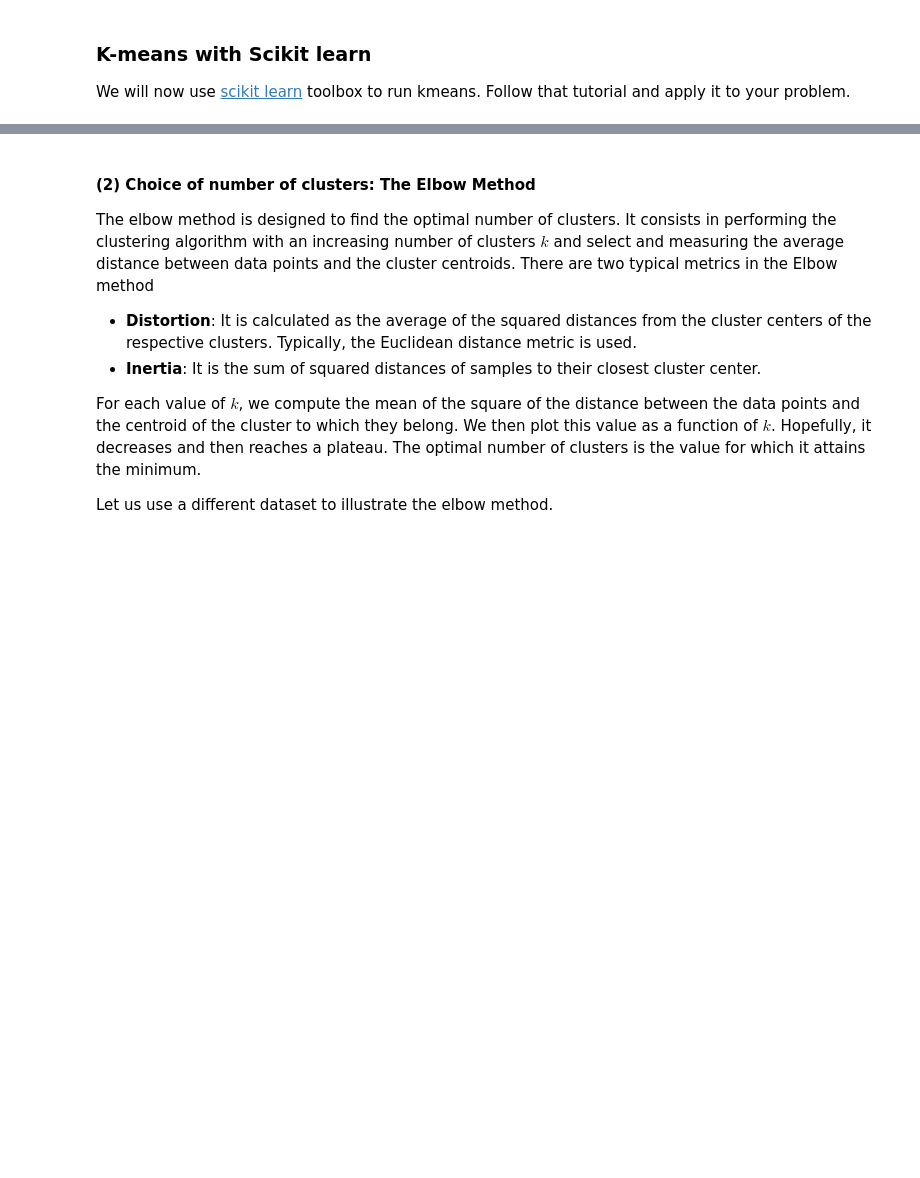
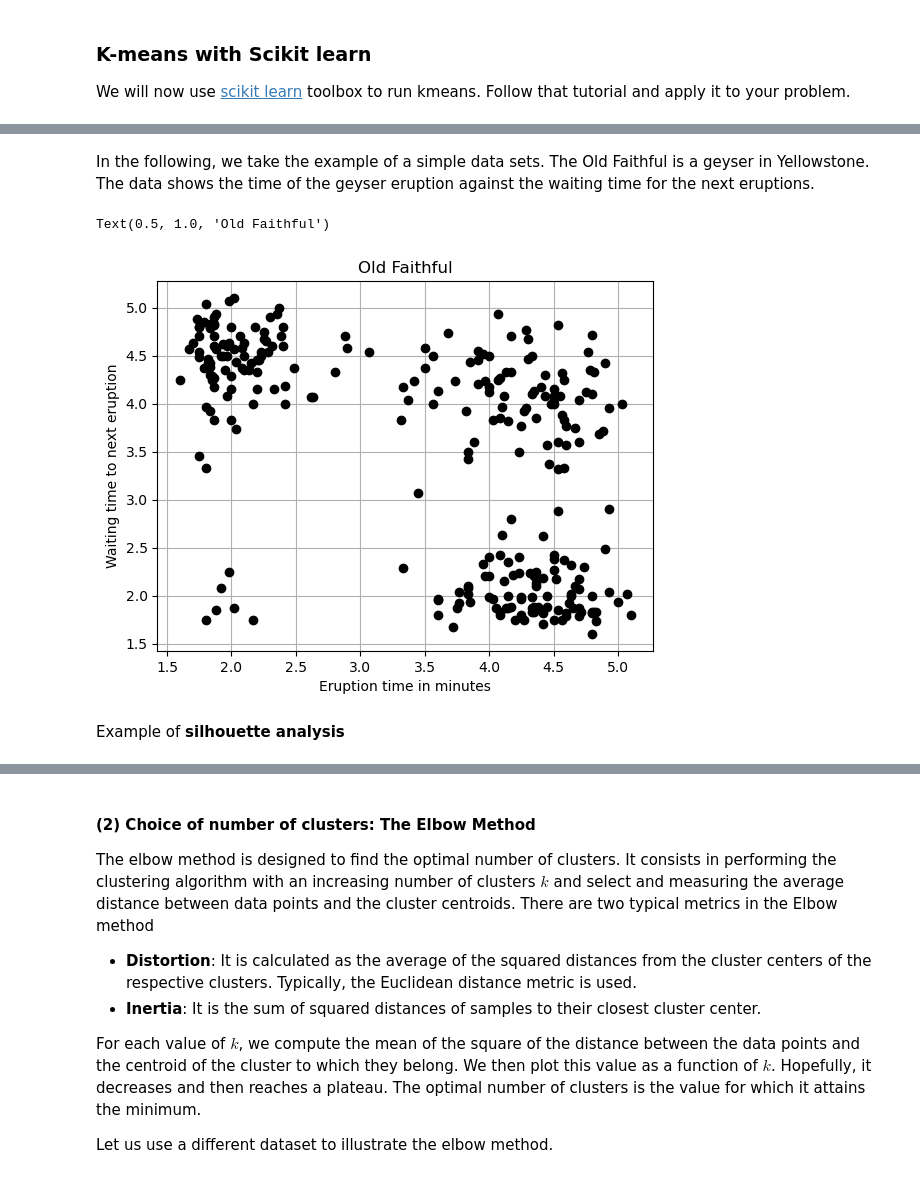
Before and after one commit to zomungGITHUB/MLGeo-2023, a Jupyter notebook: tutorials/Chap_3.1_clustering/mlgeo_3.1_clustering.ipynb, the cells around one changed output, grey strips where cells are left out. Drawn from its saved outputs; the diff is of its cells as text; code cells hidden in the pictures; blank space fills up the shorter version.

```diff
--- a/tutorials/Chap_3.1_clustering/mlgeo_3.1_clustering.ipynb
+++ b/tutorials/Chap_3.1_clustering/mlgeo_3.1_clustering.ipynb
@@ -281,3 +281,18 @@ fig.show()
     * choose K-means++ initialization scheme using the sklearn parameter ``init='k-means++'``. The algorithm selects initial cluster centroids using sampling based on an empirical probability distribution of the points’ contribution to the overall inertia.
 
 4. The **data variance** of some of the features may affect the results. It may be difficult to find clusters if some of the data features (axis) are much larger than other. The data may need to be pre-processed (centered and scaled) or pre-conditions (e.g., PCA).
+# %% [markdown]
+In the following, we take the example of a simple data sets. The Old Faithful is a geyser in Yellowstone. The data shows the time of the geyser eruption against the waiting time for the next eruptions.
+# %%
+faithful = pd.read_csv('faithful.csv')
+data_faithful = faithful.to_numpy()
+plt.plot(faithful.current, faithful.next, 'ko')
+plt.xlabel('Eruption time in minutes')
+plt.ylabel('Waiting time to next eruption')
+plt.grid(True)
+plt.title('Old Faithful')
+# %% [output]
+Text(0.5, 1.0, 'Old Faithful')
+[figure, added]
+# %% [markdown]
+Example of **silhouette analysis**
```
Also changed, not shown: parts of 4 cells of this notebook.
